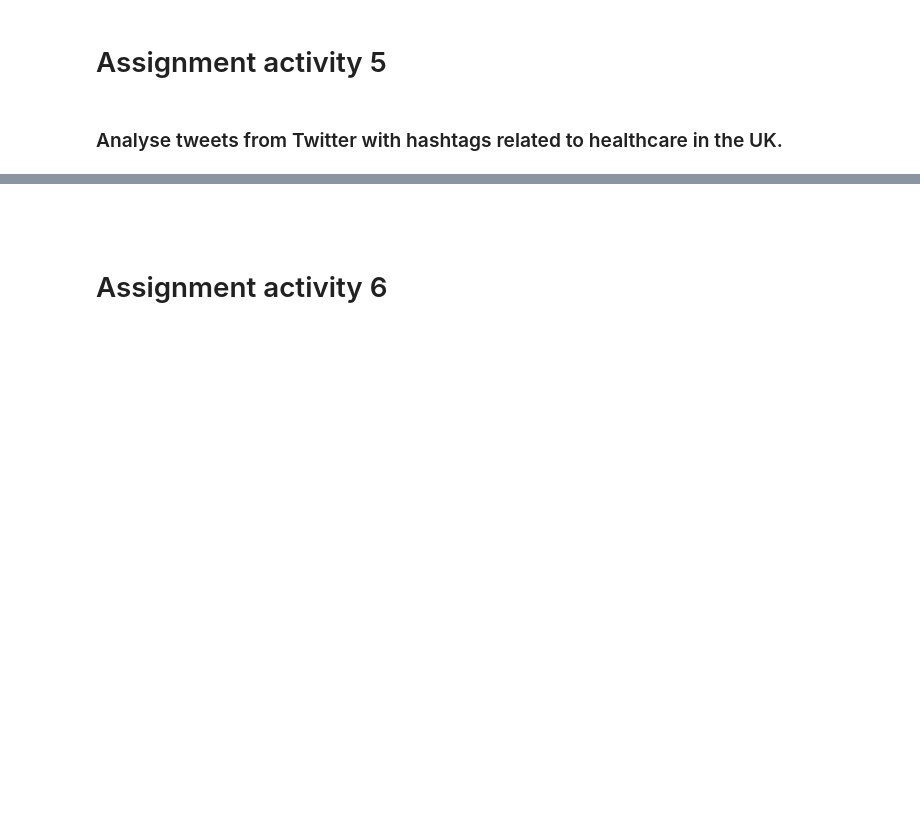
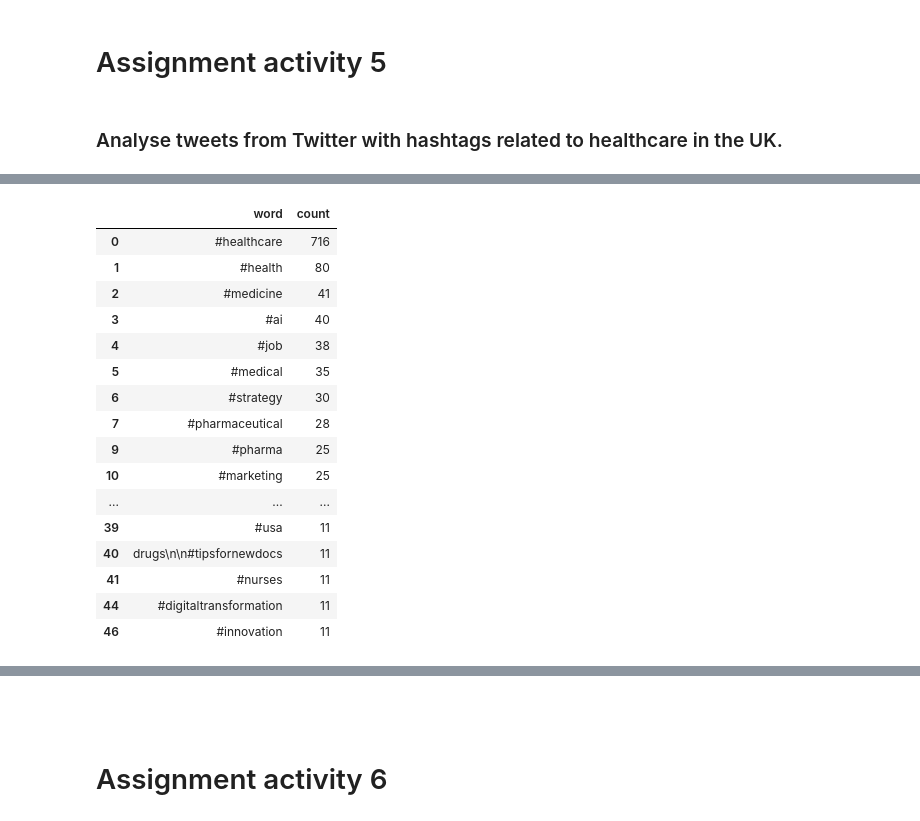
Before and after one commit to angjiashin/LSE_DA_NHS_analysis, a Jupyter notebook: Ang_JiaShin_DA201_Assignment_Notebook.ipynb, the cells around one changed output, grey strips where cells are left out. Drawn from its saved outputs; the diff is of its cells as text; code cells hidden in the pictures; blank space fills up the shorter version.

```diff
--- a/Ang_JiaShin_DA201_Assignment_Notebook.ipynb
+++ b/Ang_JiaShin_DA201_Assignment_Notebook.ipynb
@@ -809,4 +986,5 @@ pd.options.display.max_colwidth = 200
 # %%
-# Create a Seaborn barplot indicating records with a count >10 records.
+# Create a plotly barplot indicating records with a count >10 records.
+tags_count_above_10 = tags_count.loc[tags_count['count'] > 10]
 # %%
 # Create the plot.
@@ -815,0 +1036,24 @@ pd.options.display.max_colwidth = 200
+# %%
+# Drop these rows except for the main hashtags.
+tags_count_above_10.drop(tags_count_above_10.index[[8,20,24,26,29,30,33,38,34,42,43,45]], inplace=True)
+# %%
+# Rechecking the dataset.
+tags_count_above_10
+# %% [output]
+|  | word | count |
+| 0 | #healthcare | 716 |
+| 1 | #health | 80 |
+| 2 | #medicine | 41 |
+| 3 | #ai | 40 |
+| 4 | #job | 38 |
+| 5 | #medical | 35 |
+| 6 | #strategy | 30 |
+| 7 | #pharmaceutical | 28 |
+| 9 | #pharma | 25 |
+| 10 | #marketing | 25 |
+| ... | ... | ... |
+| 39 | #usa | 11 |
+| 40 | drugs\n\n#tipsfornewdocs | 11 |
+| 41 | #nurses | 11 |
+| 44 | #digitaltransformation | 11 |
+| 46 | #innovation | 11 |
```
Also changed, not shown: parts of 52 cells of this notebook.
